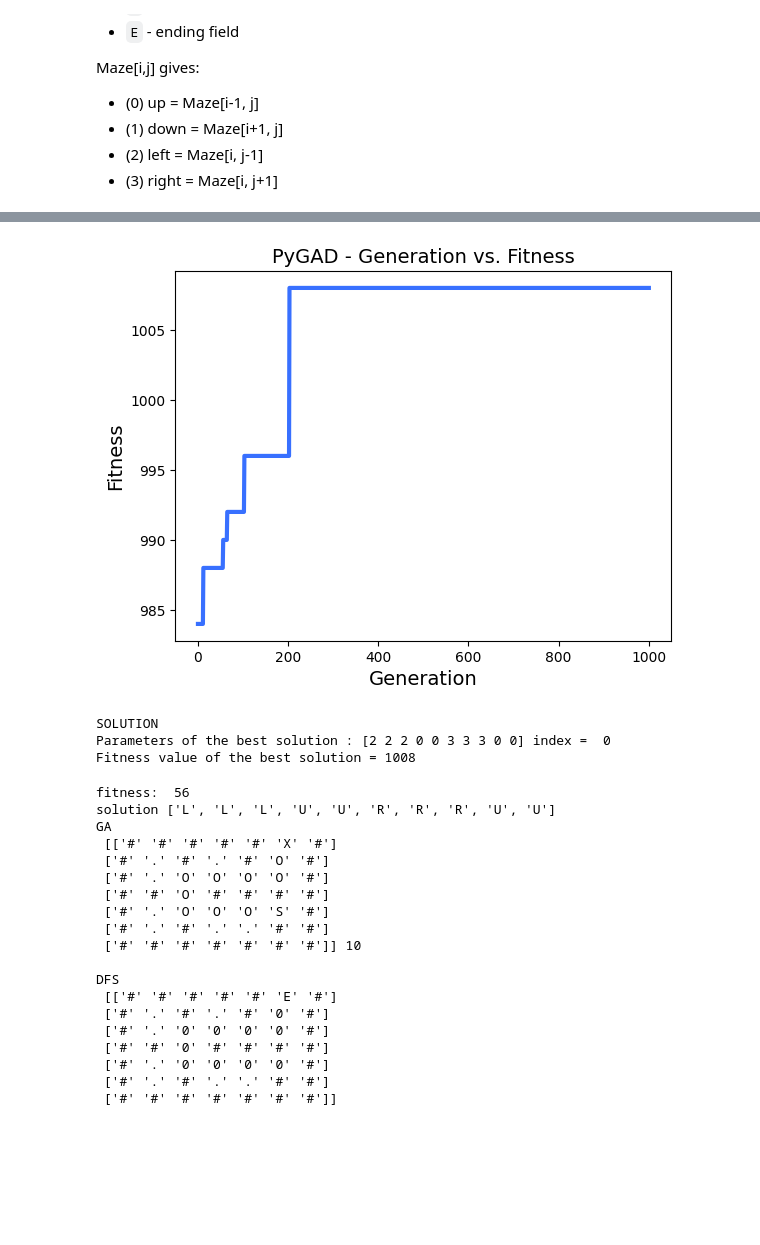
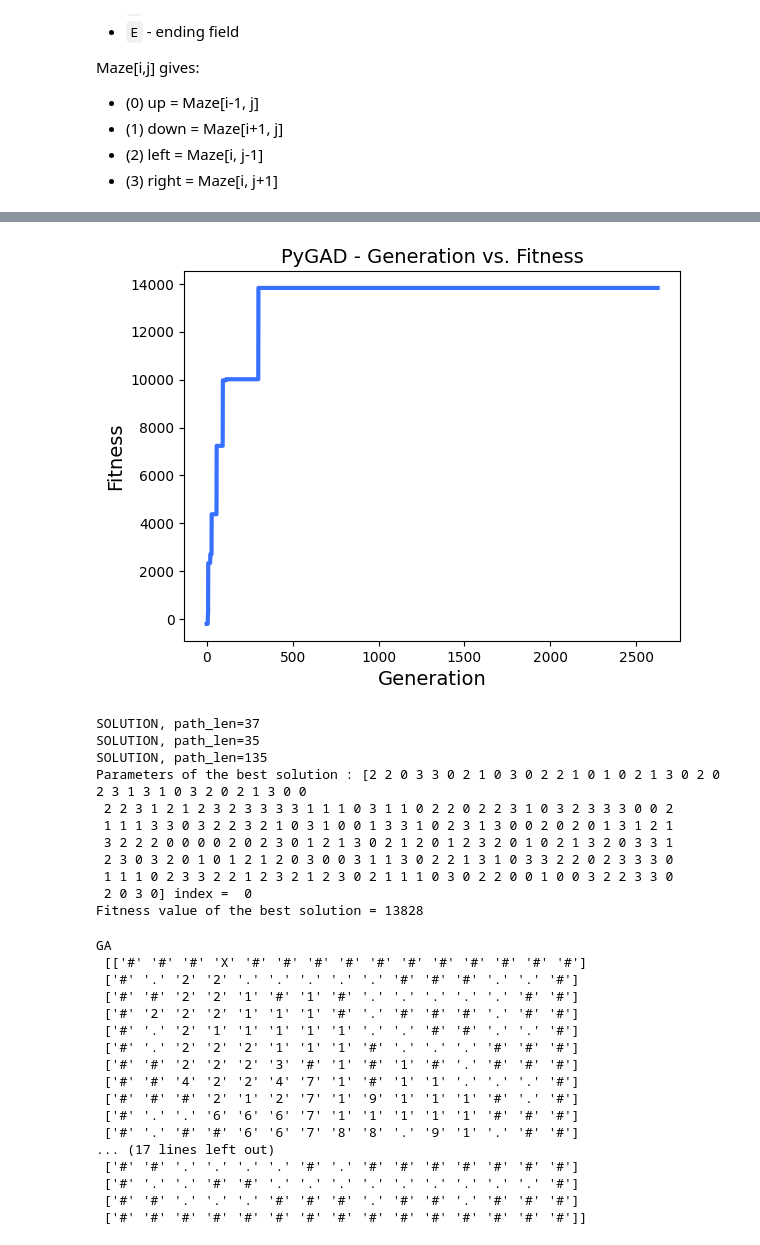
Before and after one commit to strojanski/IS-labs, a Jupyter notebook: seminarji/sem1.ipynb, the cells around one changed output, grey strips where cells are left out. Saved outputs shown, nothing was run; the diff lists cells and outputs as text; code cells hidden in the pictures; blank space fills up the shorter version.

```diff
--- a/seminarji/sem1.ipynb
+++ b/seminarji/sem1.ipynb
@@ -127,7 +127,7 @@ def get_shortest_path(maze):
     return res, m
 # %%
 # Choose which maze to solve
-maze = maze2
+maze = maze5
 # %%
 maze
 # %% [output]
@@ -223,13 +227,14 @@ def fitness(solution, solution_index):
 
     return score
 # %%
-num_generations = 1000
+num_generations = 2000
 num_parents_mating = 100
 
 solutions_per_pop = 100
 
-num_genes =  maze.shape[0]* 10
 num_genes, dfs_solution = get_shortest_path(maze)
+num_genes =  maze.shape[0]**2
+num_genes += 1
 print(num_genes)
 
 init_range_low = 0
@@ -270,14 +275,12 @@ ga_instance = pygad.GA(num_generations=num_generations,
                         crossover_type=crossover_type,
                         #crossover_probability=crossover_probability,
                         mutation_type=mutation_type,
-                        #keep_elitism=solutions_per_pop//2,
-                        #random_mutation_min_val=0,
-                        #random_mutation_max_val=3,
-                        #mutation_by_replacement=True,
+                        random_mutation_min_val=0,
+                        random_mutation_max_val=3,
                         #suppress_warnings=True,
                         gene_space=[0,1,2,3],
                         #mutation_percent_genes=mutation_percent_genes,
-                        #mutation_probability=mutation_probability,
+                        mutation_probability=mutation_probability,
                         on_generation=callback_gen,
                         random_seed=420,
                         #on_crossover=on_crossover
@@ -338,44 +346,48 @@ Fitness of the best solution : 1008
 # %%
 ga_instance.plot_fitness()
-ga_instance.save("maze2-solved-2")
+#ga_instance.save("maze2-solved-2")
 
 solution, solution_fitness, solution_idx = ga_instance.best_solution()
 print("Parameters of the best solution : {solution}".format(solution=solution), "index = ", solution_idx)
 print("Fitness value of the best solution = {solution_fitness}".format(solution_fitness=solution_fitness))
 #print(unique_vals)
 #prediction = np.sum(np.array(ins)*solution)
 #print("Predicted output based on the best solution : {prediction}".format(prediction=prediction))
 # %% [output]
-[figure, old version]
+[figure, new version]
-SOLUTION
-Parameters of the best solution : [2 2 2 0 0 3 3 3 0 0] index =  0
-Fitness value of the best solution = 1008
+SOLUTION, path_len=37
+SOLUTION, path_len=35
+SOLUTION, path_len=135
+Parameters of the best solution : [2 2 0 3 3 0 2 1 0 3 0 2 2 1 0 1 0 2 1 3 0 2 0 2 3 1 3 1 0 3 2 0 2 1 3 0 0
+ 2 2 3 1 2 1 2 3 2 3 3 3 3 1 1 1 0 3 1 1 0 2 2 0 2 2 3 1 0 3 2 3 3 3 0 0 2
+ 1 1 1 3 3 0 3 2 2 3 2 1 0 3 1 0 0 1 3 3 1 0 2 3 1 3 0 0 2 0 2 0 1 3 1 2 1
+ 3 2 2 2 0 0 0 0 2 0 2 3 0 1 2 1 3 0 2 1 2 0 1 2 3 2 0 1 0 2 1 3 2 0 3 3 1
+ 2 3 0 3 2 0 1 0 1 2 1 2 0 3 0 0 3 1 1 3 0 2 2 1 3 1 0 3 3 2 2 0 2 3 3 3 0
+ 1 1 1 0 2 3 3 2 2 1 2 3 2 1 2 3 0 2 1 1 1 0 3 0 2 2 0 0 1 0 0 3 2 2 3 3 0
+ 2 0 3 0] index =  0
+Fitness value of the best solution = 13828
 # %%
 m, sol = visualize(maze, solution)
 
-print("fitness: ", fitness([0, 1, 0, 3, 2, 1, 2, 1, 1, 2, 1, 2, 1, 1, 3, 0, 1, 3, 3, 2, 2, 1, 2, 0, 3, 0, 0, 0, 0, 2, 0, 2, 1, 2, 0, 2, 3
-, 3, 1, 0, 1, 0, 2, 2, 3, 0, 0, 2, 1, 3], 0))
 _, dfs_solution = get_shortest_path(maze)
-print("solution", sol)
+#print("solution", sol)
 print("GA\n", m, len(solution), "\n")
 print("DFS\n", dfs_solution)
 # %% [output]
-fitness:  56
-solution ['L', 'L', 'L', 'U', 'U', 'R', 'R', 'R', 'U', 'U']
 GA
- [['#' '#' '#' '#' '#' 'X' '#']
- ['#' '.' '#' '.' '#' 'O' '#']
- ['#' '.' 'O' 'O' 'O' 'O' '#']
- ['#' '#' 'O' '#' '#' '#' '#']
- ['#' '.' 'O' 'O' 'O' 'S' '#']
- ['#' '.' '#' '.' '.' '#' '#']
- ['#' '#' '#' '#' '#' '#' '#']] 10
-
-DFS
- [['#' '#' '#' '#' '#' 'E' '#']
- ['#' '.' '#' '.' '#' '0' '#']
- ['#' '.' '0' '0' '0' '0' '#']
- ['#' '#' '0' '#' '#' '#' '#']
- ['#' '.' '0' '0' '0' '0' '#']
- ['#' '.' '#' '.' '.' '#' '#']
- ['#' '#' '#' '#' '#' '#' '#']]
+ [['#' '#' '#' 'X' '#' '#' '#' '#' '#' '#' '#' '#' '#' '#' '#']
+ ['#' '.' '2' '2' '.' '.' '.' '.' '.' '#' '#' '#' '.' '.' '#']
+ ['#' '#' '2' '2' '1' '#' '1' '#' '.' '.' '.' '.' '.' '#' '#']
+ ['#' '2' '2' '2' '1' '1' '1' '#' '.' '#' '#' '#' '.' '#' '#']
+ ['#' '.' '2' '1' '1' '1' '1' '1' '.' '.' '#' '#' '.' '.' '#']
+ ['#' '.' '2' '2' '2' '1' '1' '1' '#' '.' '.' '.' '#' '#' '#']
+ ['#' '#' '2' '2' '2' '3' '#' '1' '#' '1' '#' '.' '#' '#' '#']
+ ['#' '#' '4' '2' '2' '4' '7' '1' '#' '1' '1' '.' '.' '.' '#']
+ ['#' '#' '#' '2' '1' '2' '7' '1' '9' '1' '1' '1' '#' '.' '#']
+ ['#' '.' '.' '6' '6' '6' '7' '1' '1' '1' '1' '1' '#' '#' '#']
+ ['#' '.' '#' '#' '6' '6' '7' '8' '8' '.' '9' '1' '.' '#' '#']
+... (17 lines left out)
+ ['#' '#' '.' '.' '.' '.' '#' '.' '#' '#' '#' '#' '#' '#' '#']
+ ['#' '.' '.' '#' '#' '.' '.' '.' '.' '.' '.' '.' '.' '.' '#']
+ ['#' '#' '.' '.' '.' '#' '#' '#' '.' '#' '#' '.' '#' '#' '#']
+ ['#' '#' '#' '#' '#' '#' '#' '#' '#' '#' '#' '#' '#' '#' '#']]
```
Also changed, not shown: parts of 8 cells of this notebook.
